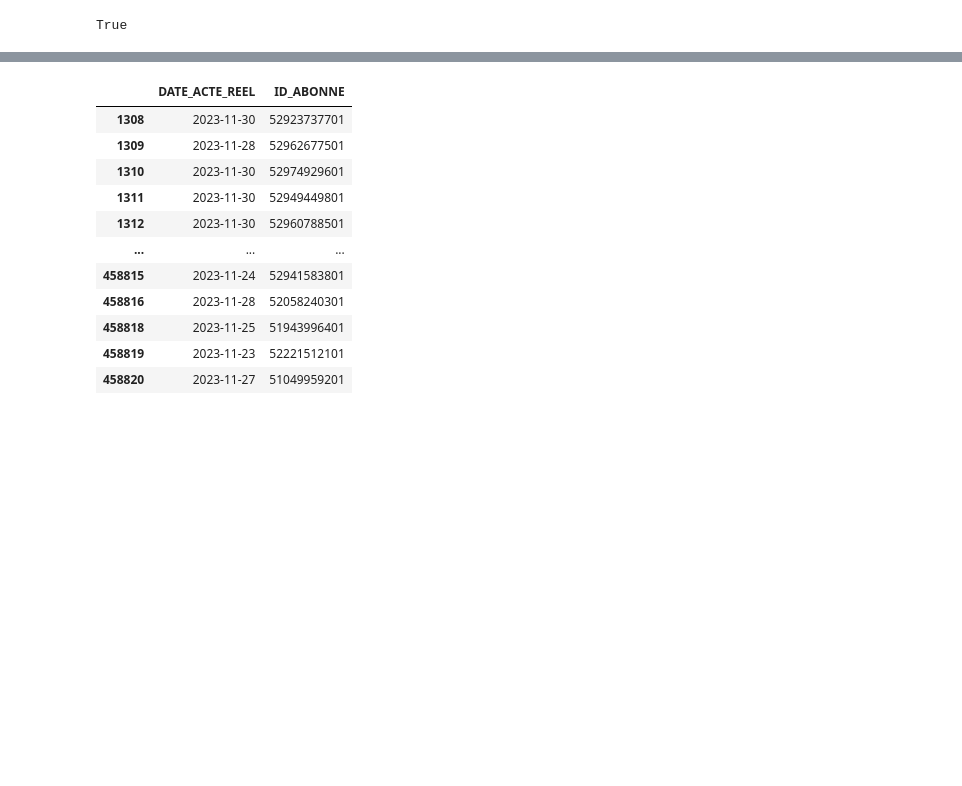
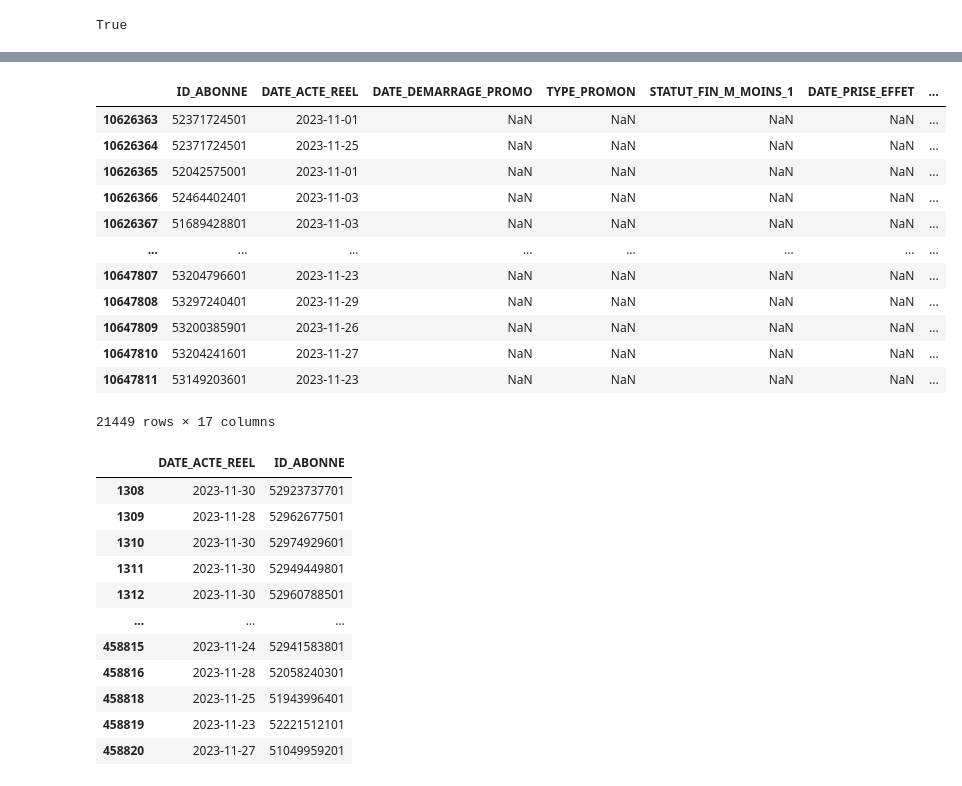
Before and after one commit to Statapp-CANAL/Statapp-CANAL, a Jupyter notebook: Data_operations/antoine.ipynb, the cells around one changed output, grey strips where cells are left out. Cells and saved outputs as stored; diff of their text form; code cells hidden in the pictures; blank space fills up the shorter version.

```diff
--- a/Data_operations/antoine.ipynb
+++ b/Data_operations/antoine.ipynb
@@ -58,3 +78,19 @@ df_all_clusters = file_to_dataframe(data_path + 'total_df_clusters.csv')
+# %%
+df_nan
+# %% [output]
+|  | ID_ABONNE | DATE_ACTE_REEL | DATE_DEMARRAGE_PROMO | TYPE_PROMON | STATUT_FIN_M_MOINS_1 | DATE_PRISE_EFFET | ... |
+| 10626363 | 52371724501 | 2023-11-01 | NaN | NaN | NaN | NaN | ... |
+| 10626364 | 52371724501 | 2023-11-25 | NaN | NaN | NaN | NaN | ... |
+| 10626365 | 52042575001 | 2023-11-01 | NaN | NaN | NaN | NaN | ... |
+| 10626366 | 52464402401 | 2023-11-03 | NaN | NaN | NaN | NaN | ... |
+| 10626367 | 51689428801 | 2023-11-03 | NaN | NaN | NaN | NaN | ... |
+| ... | ... | ... | ... | ... | ... | ... | ... |
+| 10647807 | 53204796601 | 2023-11-23 | NaN | NaN | NaN | NaN | ... |
+| 10647808 | 53297240401 | 2023-11-29 | NaN | NaN | NaN | NaN | ... |
+| 10647809 | 53200385901 | 2023-11-26 | NaN | NaN | NaN | NaN | ... |
+| 10647810 | 53204241601 | 2023-11-27 | NaN | NaN | NaN | NaN | ... |
+| 10647811 | 53149203601 | 2023-11-23 | NaN | NaN | NaN | NaN | ... |
+21449 rows × 17 columns
 # %%
 dfn = file_to_dataframe(data_path + 'New_abos.csv')
 # %%
```
Also changed, not shown: parts of 9 cells of this notebook, 2 other files.
